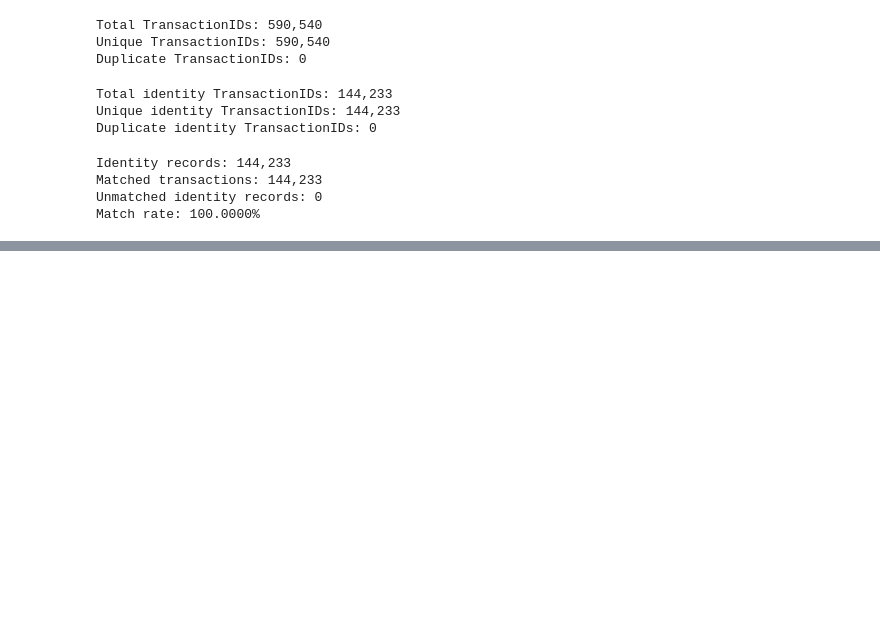
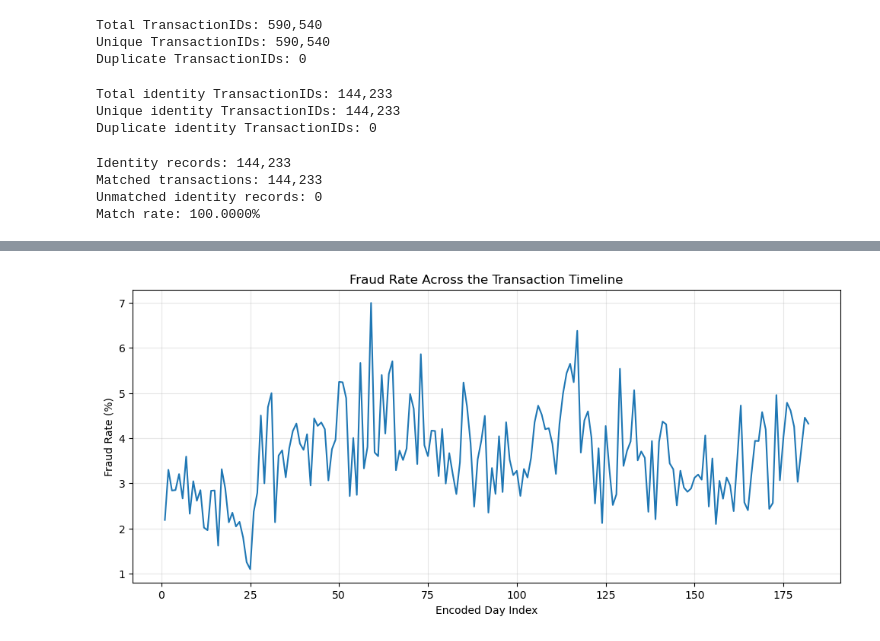
Before and after one commit to Ayushkumar20045/FraudGuard, a Jupyter notebook: notebooks/01_dataset_audit.ipynb, the cells around one changed output, grey strips where cells are left out. Saved outputs shown, nothing was run; the diff lists cells and outputs as text; code cells hidden in the pictures; blank space fills up the shorter version.

```diff
--- a/notebooks/01_dataset_audit.ipynb
+++ b/notebooks/01_dataset_audit.ipynb
@@ -596,0 +906,22 @@ Match rate: 100.0000%
+# %%
+# Analyze fraud rate across the transaction timeline
+
+fraud_by_day = (
+    time_data
+    .groupby("day_index")["isFraud"]
+    .agg(["count", "sum", "mean"])
+)
+
+fraud_by_day["fraud_percentage"] = (
+    fraud_by_day["mean"] * 100
+)
+
+print("Number of encoded days:", len(fraud_by_day))
+print(
+    "Day index range:",
+    fraud_by_day.index.min(),
+    "to",
+    fraud_by_day.index.max()
+)
+
+display(fraud_by_day.head())
@@ -596,0 +938,18 @@ Match rate: 100.0000%
+# %%
+# Fraud rate across the encoded transaction timeline
+
+plt.figure(figsize=(12, 5))
+
+plt.plot(
+    fraud_by_day.index,
+    fraud_by_day["fraud_percentage"]
+)
+
+plt.xlabel("Encoded Day Index")
+plt.ylabel("Fraud Rate (%)")
+plt.title("Fraud Rate Across the Transaction Timeline")
+
+plt.grid(alpha=0.3)
+plt.show()
+# %% [output]
+[figure, added]
```
Also changed, not shown: parts of 48 cells of this notebook, 1 other file.
